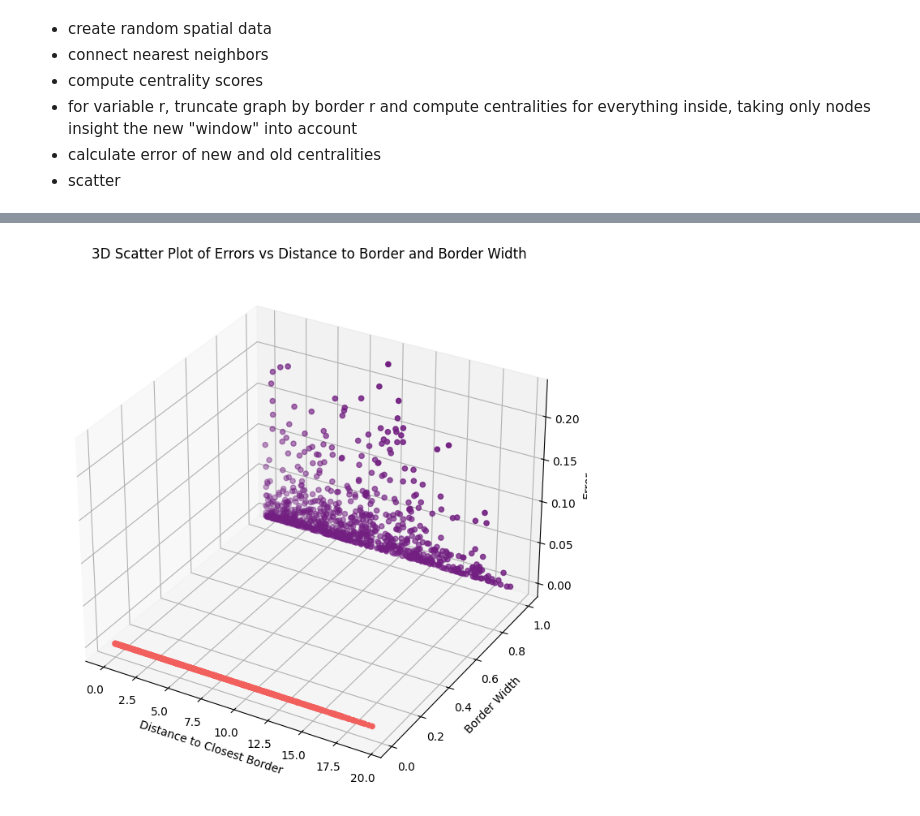
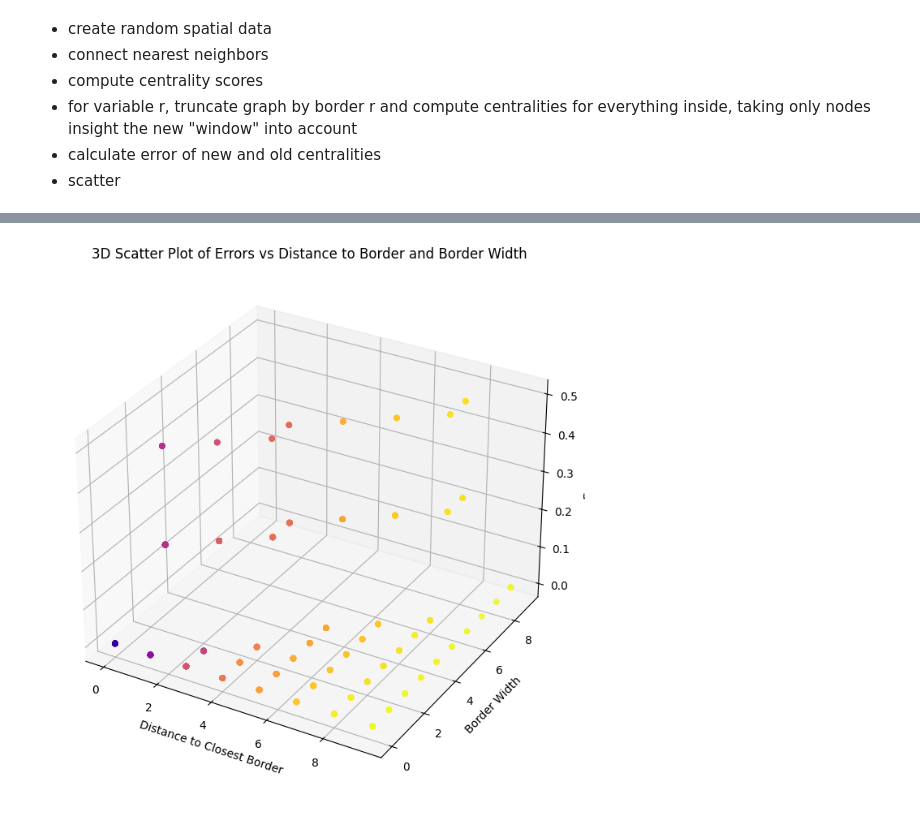
Before and after one commit to uderhardtlab/truncated_graphs, a Jupyter notebook: notebooks/first_analyses.ipynb, the cells around one changed output, grey strips where cells are left out. Drawn from its saved outputs; the diff is of its cells as text; code cells hidden in the pictures.

Commit message:
second plot type

```diff
--- a/notebooks/first_analyses.ipynb
+++ b/notebooks/first_analyses.ipynb
@@ -28,20 +25,19 @@ from truncated_graphs import *
 # %%
-measure = "betweenness"
-n = 1000
-coordinates = generate_coordinates(n=1000, bounds=(0, 20))
-adata_original = create_anndata(coordinates)
-centrality_original = compute_centrality_measures(adata_original)
-borders = [0, 1] #, 2, 3, 4, 5, 6, 7, 8, 9]
+measure = "degree"
+n = 256
+bounds=(0, 20)
+coordinates = generate_coordinates(n=n, bounds=bounds, type="regular")
+adata_original = create_anndata(coordinates, n_neighs=4, bounds=bounds)
+compute_centrality_measures(adata_original)
+borders = [0, 1, 2, 3, 4, 5, 6, 7, 8, 9]
 
 error_dfs = dict()
 adatas_truncated = dict()
 centralities_truncated = dict()
 
 for border in borders:
-    adatas_truncated[border] = filter_border_nodes(adata_original, border=border)
-    centralities_truncated[border] = compute_centrality_measures(adatas_truncated[border])
-    node_errors = compute_node_errors_and_distances(centrality_original, centralities_truncated[border],
-                                                    adata_original, adatas_truncated[border],
-                                                    measure=measure)
-    node_errors_df = pd.DataFrame(node_errors, columns=['Node Index', 'Error', 'Distance to Closest Border'])
-    error_dfs[border] = node_errors_df
+    adatas_truncated[border] = filter_border_nodes(adata_original, border=border, bounds=bounds)
+    compute_centrality_measures(adatas_truncated[border])
+    compute_node_errors_and_distances(adata_original=adata_original,
+                                      adata_truncated=adatas_truncated[border],
+                                      bounds=bounds)
@@ -49,0 +44,3 @@ concated_erros = pd.concat(error_dfs)
+# %%
+border = 1
+plot_graphs_with_errors(adata_original, adatas_truncated[border], border=border, measure=measure, bounds=bounds)
@@ -50,19 +49,19 @@ concated_erros = pd.concat(error_dfs)
 # %%
-scatter_data = prepare_3d_scatter_data(error_dfs)
+measure = "degree"
 
 fig = plt.figure(figsize=(10, 7))
 ax = fig.add_subplot(111, projection='3d')
+pal = sns.color_palette("plasma", len(adatas_truncated[0]))
 
-pal = sns.color_palette("magma", len(borders))[::-1]
-for i, border in enumerate(error_dfs.keys()):
-    ax.scatter(error_dfs[border]['Distance to Closest Border'], [border] * len(error_dfs[border]), error_dfs[border]['Error'],
-           color=pal[i], marker='o')
+for i, border in enumerate(adatas_truncated.keys()):
+    ax.scatter(adatas_truncated[border].obs["distance_to_border"], [border] * len(adatas_truncated[border]), adatas_truncated[border].obs[f"{measure} error"],
+           color=np.array(pal)[adatas_truncated[border].obs_names.values.astype(int)], marker='o')
 
 ax.set_xlabel('Distance to Closest Border')
 ax.set_ylabel('Border Width')
 ax.set_zlabel('Error')
 ax.set_title('3D Scatter Plot of Errors vs Distance to Border and Border Width')
 plt.tight_layout()
 #plt.savefig(f"../result_plots/{measure}.png", bbox_inches="tight")
 # %% [output]
-[figure, old version]
+[figure, new version]
```
Also changed, not shown: parts of 7 cells of this notebook, 1 other file.
